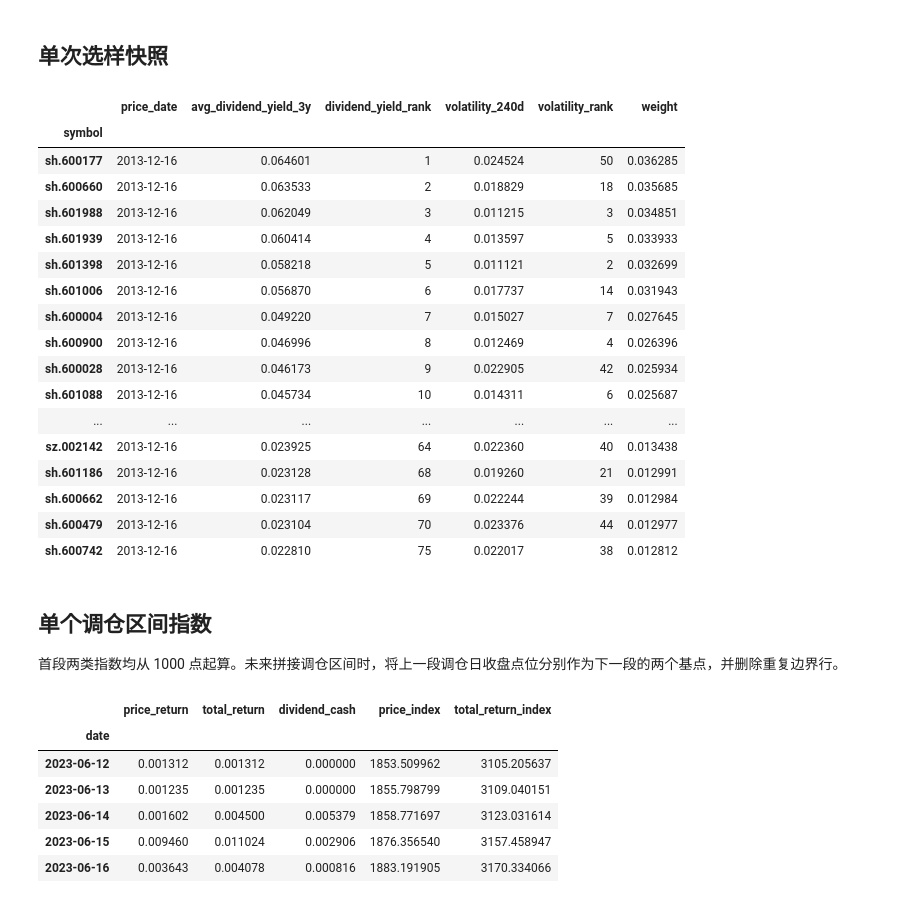
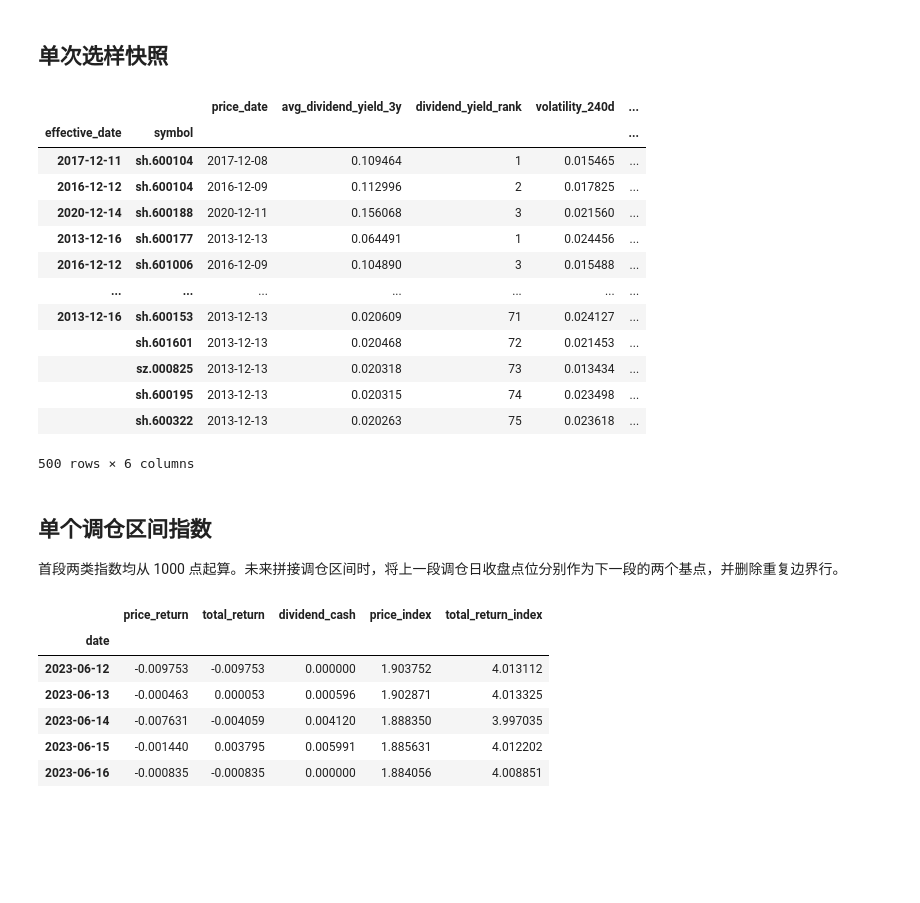
Before and after one commit to zyye00/pyquant, a Jupyter notebook: strategies/cross_sectional/dividend_low_vol/run.ipynb, the cells around one changed output. Drawn from its saved outputs; the diff is of its cells as text; code cells hidden in the pictures; blank space fills up the shorter version.

```diff
--- a/strategies/cross_sectional/dividend_low_vol/run.ipynb
+++ b/strategies/cross_sectional/dividend_low_vol/run.ipynb
@@ -148,65 +147,54 @@ shares = load_dataset("stock_profit_quarterly")
 # %% [markdown]
 ## 单次选样快照
 # %%
-constituents = select_dividend_low_vol_constituents(
+index_segment, constituents = calculate_dividend_low_vol_rebalanced_index(
     price,
     dividends,
     dividend_queries,
     shares,
     start_date,
+    end_date,
     config,
 )
 constituents[
     [
         "price_date",
         "avg_dividend_yield_3y",
         "dividend_yield_rank",
         "volatility_240d",
         "volatility_rank",
         "weight",
     ]
 ].sort_values("weight", ascending=False)
 # %% [output]
-|  | price_date | avg_dividend_yield_3y | dividend_yield_rank | volatility_240d | volatility_rank | weight |
-| symbol |  |  |  |  |  |  |
-| sh.600177 | 2013-12-16 | 0.064601 | 1 | 0.024524 | 50 | 0.036285 |
-| sh.600660 | 2013-12-16 | 0.063533 | 2 | 0.018829 | 18 | 0.035685 |
-| sh.601988 | 2013-12-16 | 0.062049 | 3 | 0.011215 | 3 | 0.034851 |
-| sh.601939 | 2013-12-16 | 0.060414 | 4 | 0.013597 | 5 | 0.033933 |
-| sh.601398 | 2013-12-16 | 0.058218 | 5 | 0.011121 | 2 | 0.032699 |
-| sh.601006 | 2013-12-16 | 0.056870 | 6 | 0.017737 | 14 | 0.031943 |
-| sh.600004 | 2013-12-16 | 0.049220 | 7 | 0.015027 | 7 | 0.027645 |
-| sh.600900 | 2013-12-16 | 0.046996 | 8 | 0.012469 | 4 | 0.026396 |
-| sh.600028 | 2013-12-16 | 0.046173 | 9 | 0.022905 | 42 | 0.025934 |
-| sh.601088 | 2013-12-16 | 0.045734 | 10 | 0.014311 | 6 | 0.025687 |
+|  |  | price_date | avg_dividend_yield_3y | dividend_yield_rank | volatility_240d | ... |
+| effective_date | symbol |  |  |  |  | ... |
+| 2017-12-11 | sh.600104 | 2017-12-08 | 0.109464 | 1 | 0.015465 | ... |
+| 2016-12-12 | sh.600104 | 2016-12-09 | 0.112996 | 2 | 0.017825 | ... |
+| 2020-12-14 | sh.600188 | 2020-12-11 | 0.156068 | 3 | 0.021560 | ... |
+| 2013-12-16 | sh.600177 | 2013-12-13 | 0.064491 | 1 | 0.024456 | ... |
+| 2016-12-12 | sh.601006 | 2016-12-09 | 0.104890 | 3 | 0.015488 | ... |
 | ... | ... | ... | ... | ... | ... | ... |
-| sz.002142 | 2013-12-16 | 0.023925 | 64 | 0.022360 | 40 | 0.013438 |
-| sh.601186 | 2013-12-16 | 0.023128 | 68 | 0.019260 | 21 | 0.012991 |
-| sh.600662 | 2013-12-16 | 0.023117 | 69 | 0.022244 | 39 | 0.012984 |
-| sh.600479 | 2013-12-16 | 0.023104 | 70 | 0.023376 | 44 | 0.012977 |
-| sh.600742 | 2013-12-16 | 0.022810 | 75 | 0.022017 | 38 | 0.012812 |
+| 2013-12-16 | sh.600153 | 2013-12-13 | 0.020609 | 71 | 0.024127 | ... |
+|  | sh.601601 | 2013-12-13 | 0.020468 | 72 | 0.021453 | ... |
+|  | sz.000825 | 2013-12-13 | 0.020318 | 73 | 0.013434 | ... |
+|  | sh.600195 | 2013-12-13 | 0.020315 | 74 | 0.023498 | ... |
+|  | sh.600322 | 2013-12-13 | 0.020263 | 75 | 0.023618 | ... |
+500 rows × 6 columns
 # %% [markdown]
 ## 单个调仓区间指数
 
 首段两类指数均从 1000 点起算。未来拼接调仓区间时，将上一段调仓日收盘点位分别作为下一段的两个基点，并删除重复边界行。
 # %%
-index_segment = calculate_dividend_low_vol_index(
-    price,
-    dividends,
-    dividend_queries,
-    constituents,
-    start_date,
-    end_date,
-)
 index_segment.tail()
 # %% [output]
 |  | price_return | total_return | dividend_cash | price_index | total_return_index |
 | date |  |  |  |  |  |
-| 2023-06-12 | 0.001312 | 0.001312 | 0.000000 | 1853.509962 | 3105.205637 |
-| 2023-06-13 | 0.001235 | 0.001235 | 0.000000 | 1855.798799 | 3109.040151 |
-| 2023-06-14 | 0.001602 | 0.004500 | 0.005379 | 1858.771697 | 3123.031614 |
-| 2023-06-15 | 0.009460 | 0.011024 | 0.002906 | 1876.356540 | 3157.458947 |
-| 2023-06-16 | 0.003643 | 0.004078 | 0.000816 | 1883.191905 | 3170.334066 |
+| 2023-06-12 | -0.009753 | -0.009753 | 0.000000 | 1.903752 | 4.013112 |
+| 2023-06-13 | -0.000463 | 0.000053 | 0.000596 | 1.902871 | 4.013325 |
+| 2023-06-14 | -0.007631 | -0.004059 | 0.004120 | 1.888350 | 3.997035 |
+| 2023-06-15 | -0.001440 | 0.003795 | 0.005991 | 1.885631 | 4.012202 |
+| 2023-06-16 | -0.000835 | -0.000835 | 0.000000 | 1.884056 | 4.008851 |
 # %%
 index_segment[["price_index", "total_return_index"]].plot(
     figsize=(12, 5),
```
Also changed, not shown: parts of 4 cells of this notebook, 2 other files.
